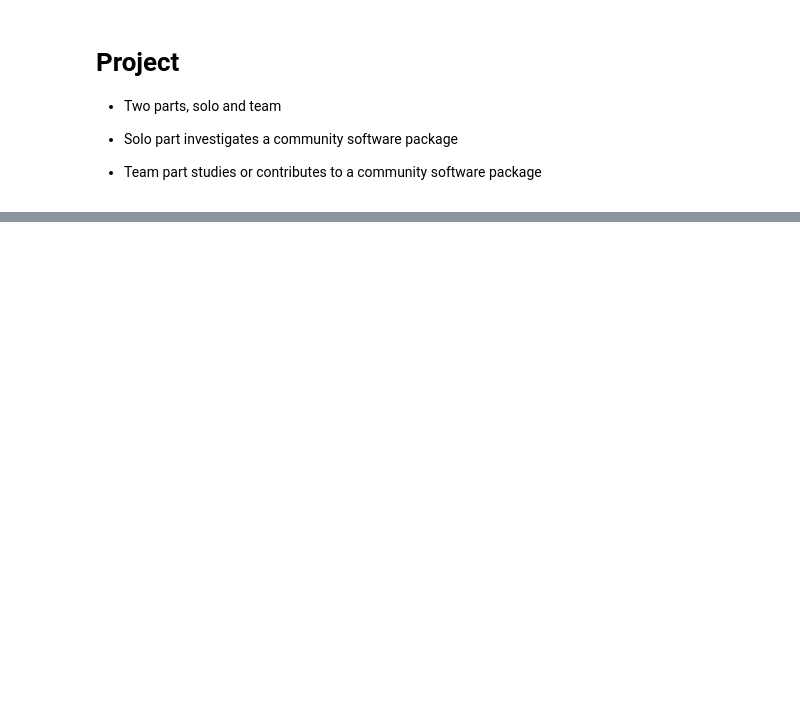
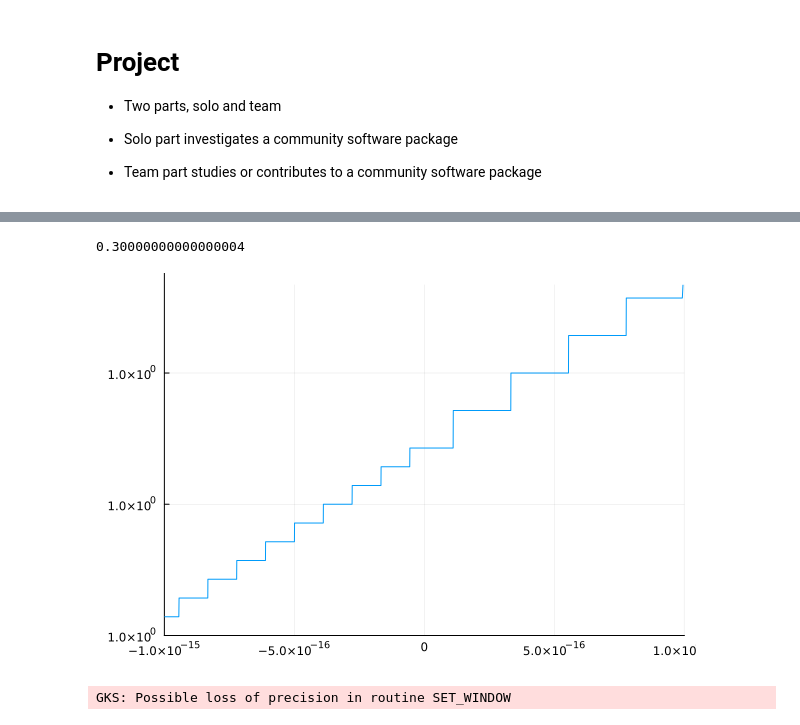
Before and after one commit to jeremylt/csci-3656-fall-2025, a Jupyter notebook: source/notebooks/2025-08-22-Welcome.ipynb, the cells around one changed output, grey strips where cells are left out. Drawn from its saved outputs; the diff is of its cells as text; code cells hidden in the pictures; blank space fills up the shorter version.

```diff
--- a/source/notebooks/2025-08-22-Welcome.ipynb
+++ b/source/notebooks/2025-08-22-Welcome.ipynb
@@ -193,0 +234,14 @@ approximate $u \left( t \right)$ for any $t$
+# %%
+# What decimal values will not exhibit this behavior?
+
+0.1 + 0.2
+# %% [output]
+0.30000000000000004
+# %%
+using Plots
+
+a = 1e-15
+plot(x -> 1 + x, xlim=(-a, a), legend=:none)
+# %% [output]
+[figure, added]
+GKS: Possible loss of precision in routine SET_WINDOW
```
Also changed, not shown: parts of 13 cells of this notebook.
